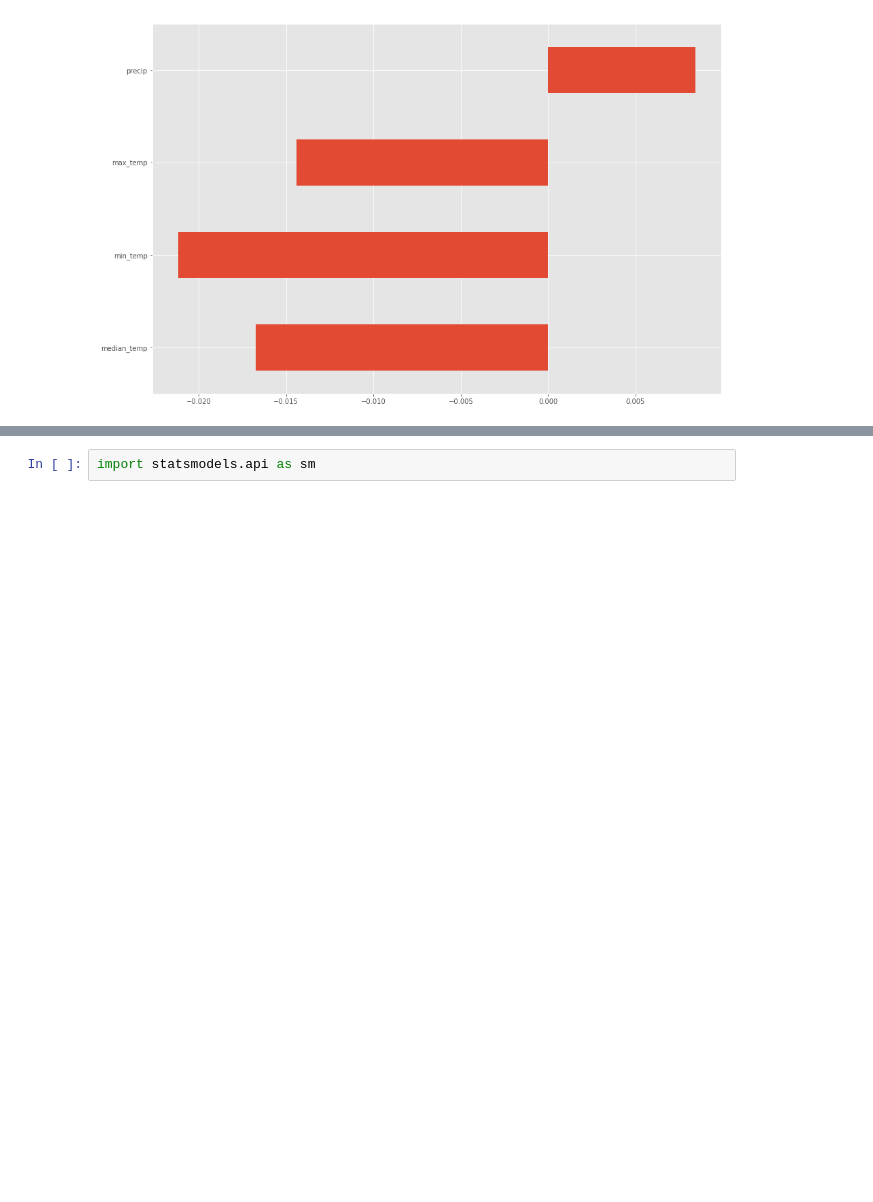
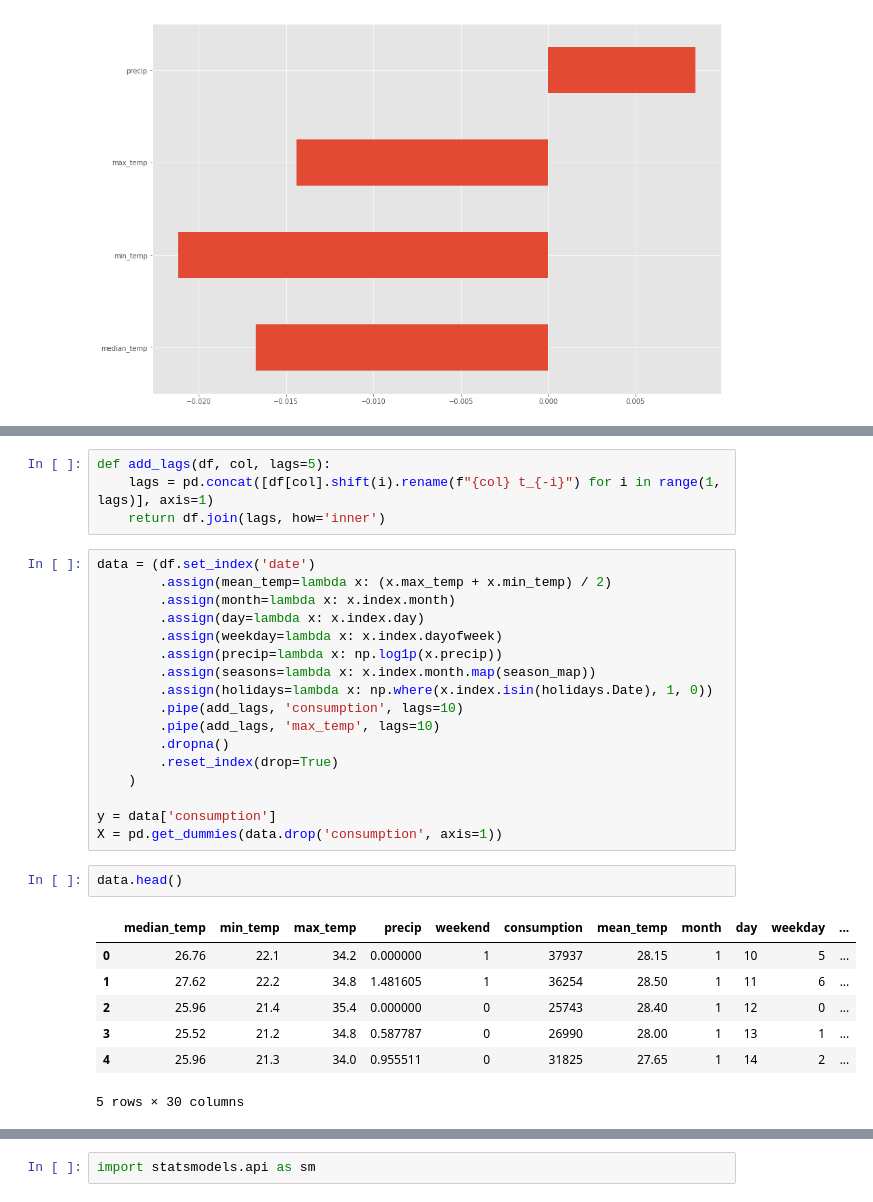
Before and after one commit to andersbogsnes/pandas_tutorial, a Jupyter notebook: 4. Putting it together.ipynb, the cells around one changed output, grey strips where cells are left out. Drawn from its saved outputs; the diff is of its cells as text; blank space fills up the shorter version.

```diff
--- a/4. Putting it together.ipynb
+++ b/4. Putting it together.ipynb
@@ -410,0 +423,31 @@ After all that exploration - let's build a regression model to see how good it i
+# %%
+def add_lags(df, col, lags=5):
+    lags = pd.concat([df[col].shift(i).rename(f"{col} t_{-i}") for i in range(1, lags)], axis=1)
+    return df.join(lags, how='inner')
+# %%
+data = (df.set_index('date')
+        .assign(mean_temp=lambda x: (x.max_temp + x.min_temp) / 2)
+        .assign(month=lambda x: x.index.month)
+        .assign(day=lambda x: x.index.day)
+        .assign(weekday=lambda x: x.index.dayofweek)
+        .assign(precip=lambda x: np.log1p(x.precip))
+        .assign(seasons=lambda x: x.index.month.map(season_map))
+        .assign(holidays=lambda x: np.where(x.index.isin(holidays.Date), 1, 0))
+        .pipe(add_lags, 'consumption', lags=10)
+        .pipe(add_lags, 'max_temp', lags=10)
+        .dropna()
+        .reset_index(drop=True)
+    )
+
+y = data['consumption']
+X = pd.get_dummies(data.drop('consumption', axis=1))
+# %%
+data.head()
+# %% [output]
+|  | median_temp | min_temp | max_temp | precip | weekend | consumption | mean_temp | month | day | weekday | ... |
+| 0 | 26.76 | 22.1 | 34.2 | 0.000000 | 1 | 37937 | 28.15 | 1 | 10 | 5 | ... |
+| 1 | 27.62 | 22.2 | 34.8 | 1.481605 | 1 | 36254 | 28.50 | 1 | 11 | 6 | ... |
+| 2 | 25.96 | 21.4 | 35.4 | 0.000000 | 0 | 25743 | 28.40 | 1 | 12 | 0 | ... |
+| 3 | 25.52 | 21.2 | 34.8 | 0.587787 | 0 | 26990 | 28.00 | 1 | 13 | 1 | ... |
+| 4 | 25.96 | 21.3 | 34.0 | 0.955511 | 0 | 31825 | 27.65 | 1 | 14 | 2 | ... |
+5 rows × 30 columns
```
Also changed, not shown: parts of 16 cells of this notebook, 2 other files.
